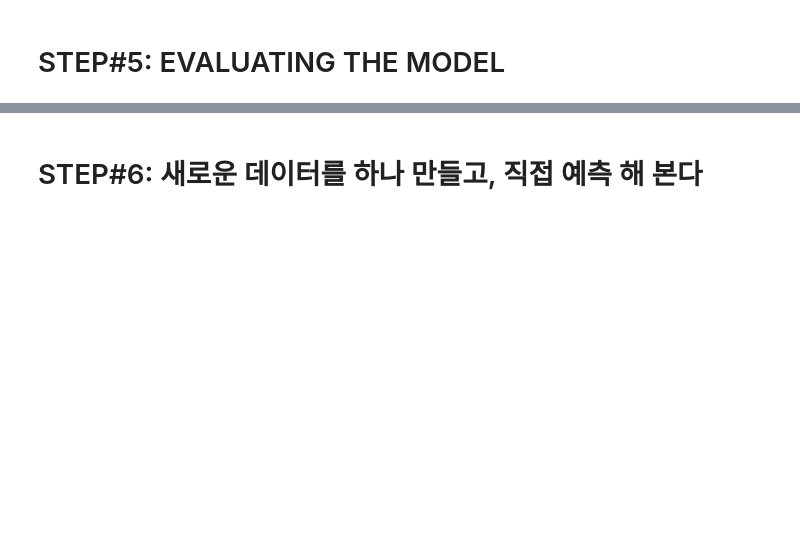
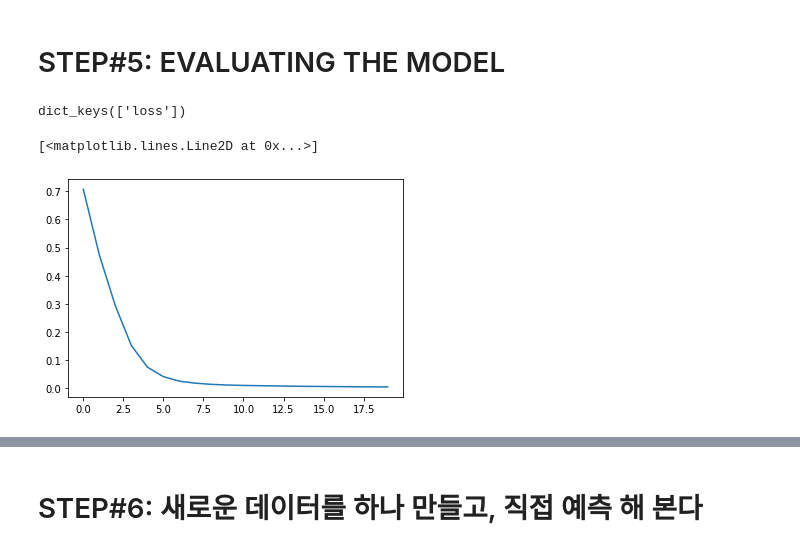
Before and after one commit to twistyang/python_sun, a Jupyter notebook: part10/2.a. Car Purchase Amount Predictions Using ANNs.ipynb, the cells around one changed output, grey strips where cells are left out. Drawn from its saved outputs; the diff is of its cells as text; code cells hidden in the pictures; blank space fills up the shorter version.

```diff
--- a/part10/2.a. Car Purchase Amount Predictions Using ANNs.ipynb
+++ b/part10/2.a. Car Purchase Amount Predictions Using ANNs.ipynb
@@ -36,0 +200,4 @@ import seaborn as sns
+# %%
+regressor.add(Dense(units=10, activation='relu'))
+# %%
+regressor.add(Dense(units=1, activation='linear'))
@@ -36,0 +222,2 @@ import seaborn as sns
+# %%
+regressor.compile(optimizer='adam', loss='mean_squared_error')
@@ -36,0 +226,2 @@ import seaborn as sns
+# %%
+epochs_history = regressor.fit(X_train, y_train, batch_size=20, epochs=20)
@@ -37,2 +246,11 @@ import seaborn as sns
 # %% [markdown]
 # STEP#5: EVALUATING THE MODEL
+# %%
+print(epochs_history.history.keys())
+# %% [output]
+dict_keys(['loss'])
+# %%
+plt.plot(epochs_history.history['loss'])
+# %% [output]
+[<matplotlib.lines.Line2D at 0x...>]
+[figure, added]
```
Also changed, not shown: parts of 46 cells of this notebook, 1 other file.
